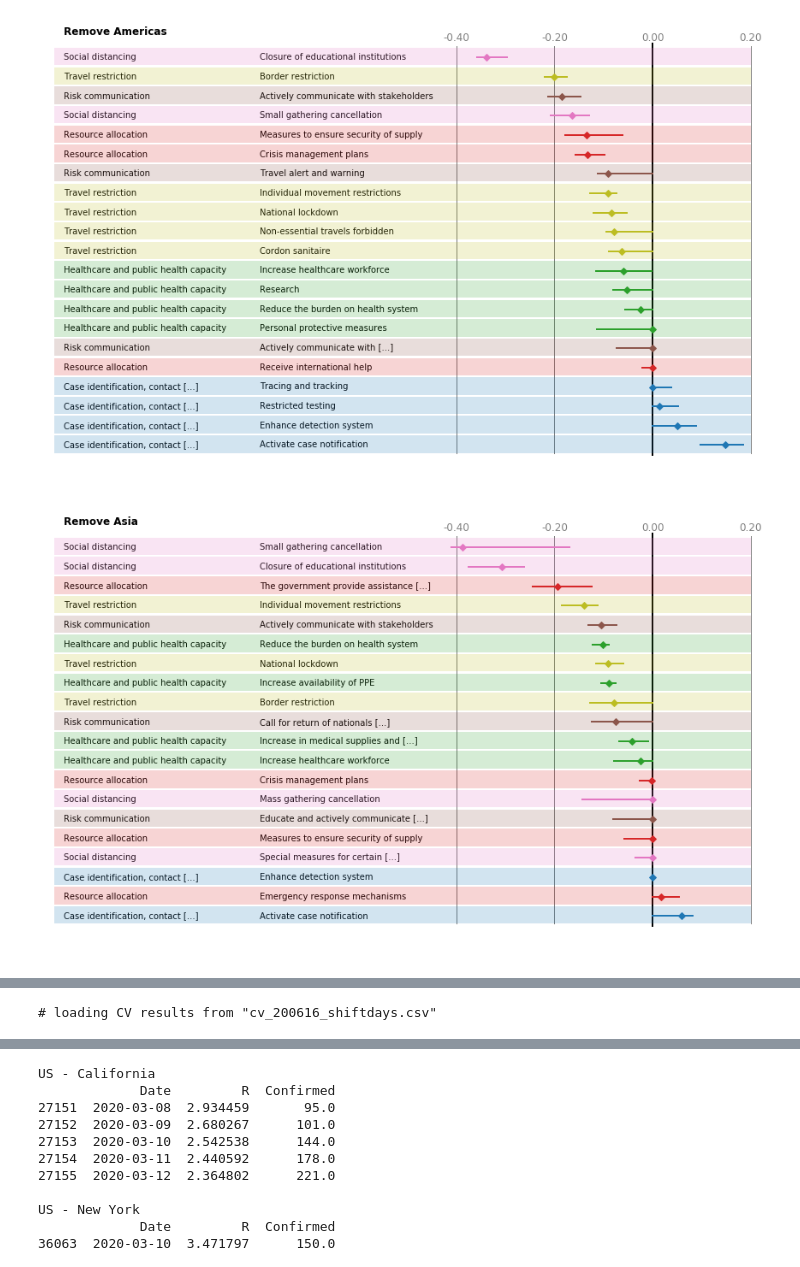
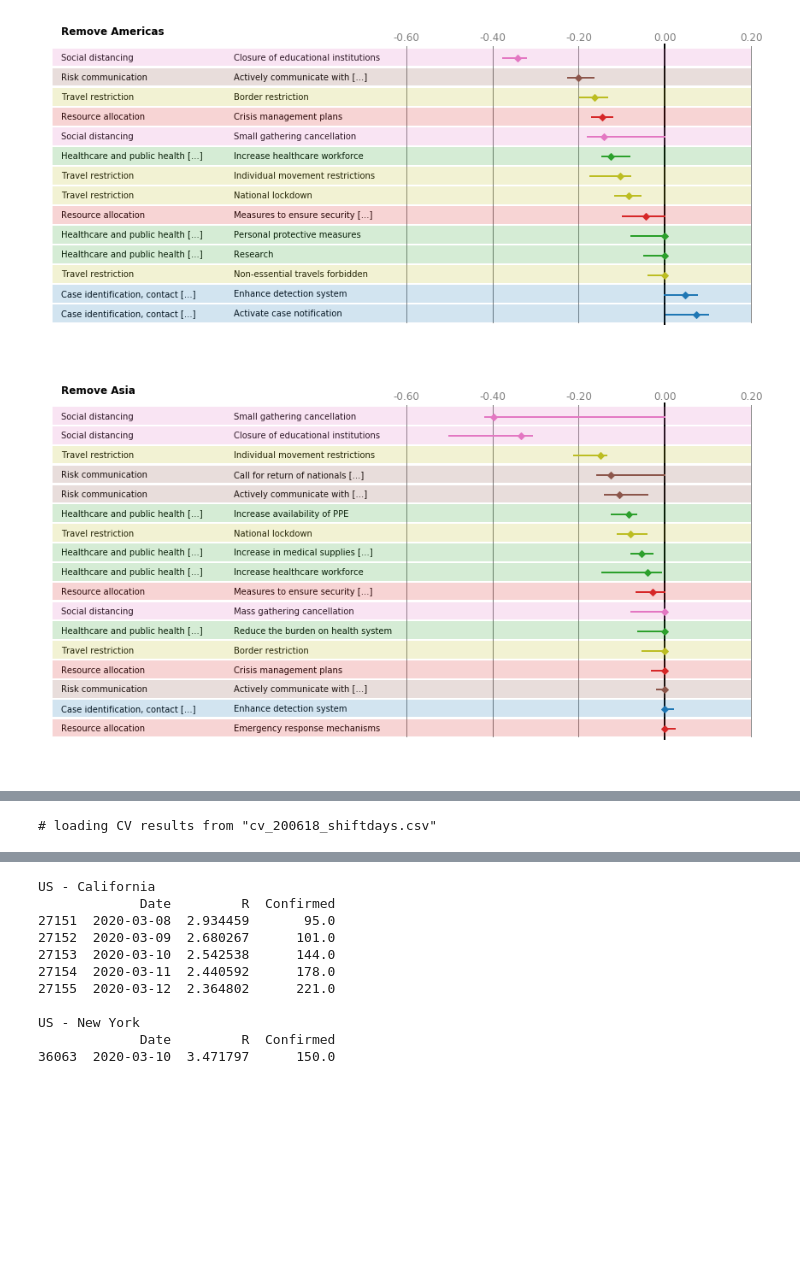
Before and after one commit to lukasgeyrhofer/corona, a Jupyter notebook: NPI measure effects.ipynb, the cells around one changed output, grey strips where cells are left out. Cells and saved outputs as stored; diff of their text form; code cells hidden in the pictures; blank space fills up the shorter version.

```diff
--- a/NPI measure effects.ipynb
+++ b/NPI measure effects.ipynb
@@ -29,6 +29,7 @@ import crossvalidationclass as cvc; reload(cvc);
 np.seterr(divide = 'ignore');
 
 default_params   = {'ExternalObservableFile': 'COVID19_data_PAPER_VERSION.csv',
+                    'datasourceinfo':{'DatafileName':'COVID19_non-pharmaceutical-interventions_PAPER_VERSION.csv'},
                     'resolve_US_states': True,
                     'FinalDateFile': 'CCCSL_enddates.csv',
                     'FinalDateFileDateFormat': '%Y-%m-%d',
@@ -85,7 +86,7 @@ crossval_removeEuro.ComputeFinalModels(modelparameters=[(13,10**-2.2)])
 # %%
-crossval_removeAmer.PlotMeasureListSorted(drop_zeros=True, entryheight=.4, rescale = False, title = 'Remove Americas', graylines = [-40,-20,20])
-crossval_removeAsia.PlotMeasureListSorted(drop_zeros=True, entryheight=.4, rescale = False, title = 'Remove Asia', graylines = [-40,-20,20])
-crossval_removeEuro.PlotMeasureListSorted(drop_zeros=True, entryheight=.4, rescale = False, title = 'Remove Europe', graylines = [-40,-20,20])
+crossval_removeAmer.PlotMeasureListSorted(drop_zeros=True, entryheight=.4, rescale = False, title = 'Remove Americas', graylines = [-60,-40,-20,20], textbreak = 35)
+crossval_removeAsia.PlotMeasureListSorted(drop_zeros=True, entryheight=.4, rescale = False, title = 'Remove Asia',     graylines = [-60,-40,-20,20], textbreak = 35)
+crossval_removeEuro.PlotMeasureListSorted(drop_zeros=True, entryheight=.4, rescale = False, title = 'Remove Europe',   graylines = [-60,-40,-20,20], textbreak = 35)
 # %% [output]
-[figure, old version]
+[figure, new version]
-[figure, old version]
+[figure, new version]
@@ -102,9 +103,9 @@ crossval.CVresults = None
 #crossval.RunCV(shiftdaylist = np.arange(22), alphalist = [10**-2.2])
 
 # takes a long time, load from external file
-crossval.LoadCVResults('cv_200616_shiftdays.csv')
+crossval.LoadCVResults('cv_200618_shiftdays.csv')
 # %% [output]
-# loading CV results from "cv_200616_shiftdays.csv"
+# loading CV results from "cv_200618_shiftdays.csv"
 # %%
 def lasso_median(x):
     return x.quantile(.5)
```
Also changed, not shown: parts of 11 cells of this notebook.
